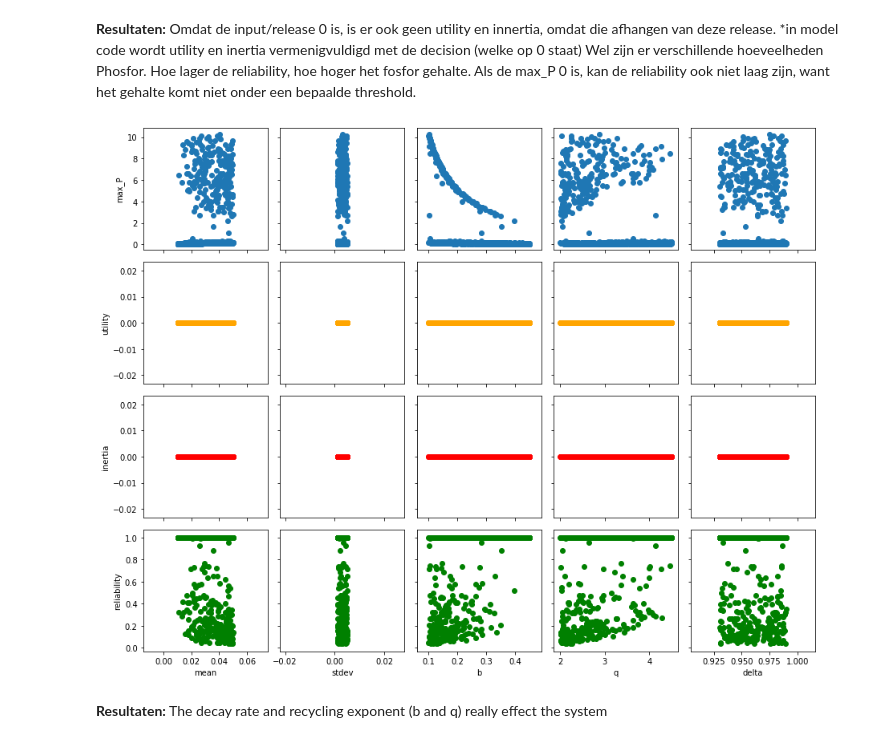
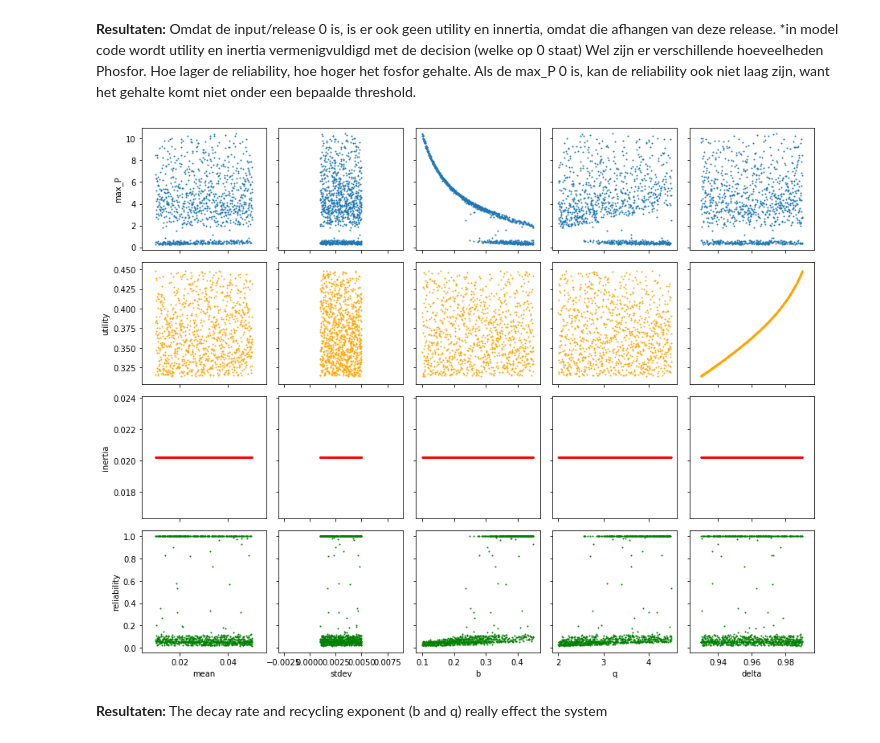
Before and after one commit to oli4oli4/Model-based-decision-making, a Jupyter notebook: Assigments week 1,2/assignment 2 - lakemodel-Maarten.ipynb, the cells around one changed output. Cells and saved outputs as stored; diff of their text form; code cells hidden in the pictures.

```diff
--- a/Assigments week 1,2/assignment 2 - lakemodel-Maarten.ipynb
+++ b/Assigments week 1,2/assignment 2 - lakemodel-Maarten.ipynb
@@ -83,12 +83,12 @@ model.outcomes = [ScalarOutcome('max_P'), #alle vier outcomes uti de py file ook
                        ScalarOutcome('utility'),
                        ScalarOutcome('inertia'),
                        ScalarOutcome('reliability')]
-policy = Policy("no release", **{l.name:0 for l in model.levers}) #bij stap 2 moeten alle policies nog 0 zijn
+#policies = Policy("no release", **{l.name:0.1 for l in model.levers}) #bij stap 2 moeten alle policies nog 0 zijn
 
 from ema_workbench import ema_logging
 ema_logging.log_to_stderr(ema_logging.INFO)
 
-results = perform_experiments(model, scenarios=1000, )
+results = perform_experiments(model, scenarios=1000)
 experiments, outcomes = results
 # %% [output]
 [MainProcess/INFO] performing 1000 scenarios * 1 policies * 1 model(s) = 1000 experiments
@@ -126,38 +126,38 @@ Hoe lager de reliability, hoe hoger het fosfor gehalte. Als de max_P 0 is, kan d
 # %%
 fig, axs = plt.subplots(4,5,figsize=(15,12))
 
 iteration = 0
 for iteration, column in enumerate(experiments[['mean', 'stdev','b','q','delta']]):
     columnSeriesObj = experiments[column]
-    axs[0, iteration].scatter(experiments[[column]],outcomes['max_P'] )
-    axs[1, iteration].scatter(experiments[[column]],outcomes['utility'], c = 'orange')
-    axs[2, iteration].scatter(experiments[[column]],outcomes['inertia'], c = 'red')
-    axs[3, iteration].scatter(experiments[[column]],outcomes['reliability'], c = 'green')
+    axs[0, iteration].scatter(experiments[[column]],outcomes['max_P'], s=1 )
+    axs[1, iteration].scatter(experiments[[column]],outcomes['utility'], s=1, c = 'orange')
+    axs[2, iteration].scatter(experiments[[column]],outcomes['inertia'], s=1, c = 'red')
+    axs[3, iteration].scatter(experiments[[column]],outcomes['reliability'], s=1, c = 'green')
     iteration =+ 1
 
 #add axis title to all rows/columns
 axs[0,0].set_ylabel("max_P")
 axs[1,0].set_ylabel("utility")
 axs[2,0].set_ylabel("inertia")
 axs[3,0].set_ylabel("reliability")
 axs[3,0].set_xlabel("mean")
 axs[3,1].set_xlabel("stdev")
 axs[3,2].set_xlabel("b")
 axs[3,3].set_xlabel("q")
 axs[3,4].set_xlabel("delta")
 
 #remove inbetween axis labels and space
 for i in range(0, 3):
     for ii in range(0, 5):
         axs[i,ii].set_xticklabels([]) #remove x labels
 for i in range(0, 4):
     for ii in range(1, 5):
         axs[i,ii].set_yticklabels([]) #remove y labels
 plt.subplots_adjust(wspace=0.1, hspace=0.1) #remove whitespace
 
 #nog resultaten interpreteren
 # %% [output]
-[figure, old version]
+[figure, new version]
 # %% [markdown]
 **Resultaten:**
 The decay rate and recycling exponent (b and q) really effect the system
```
Also changed, not shown: parts of 4 cells of this notebook, 1 other file.
